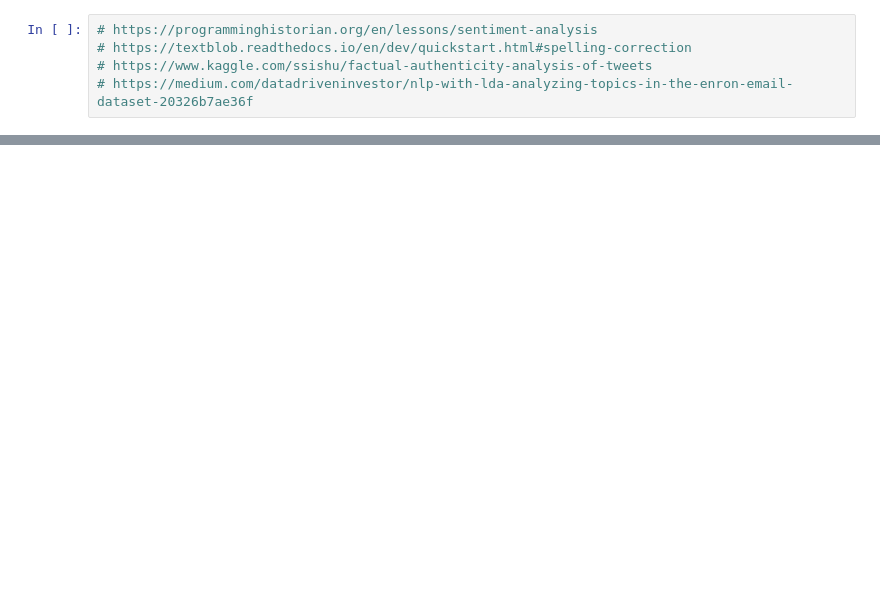
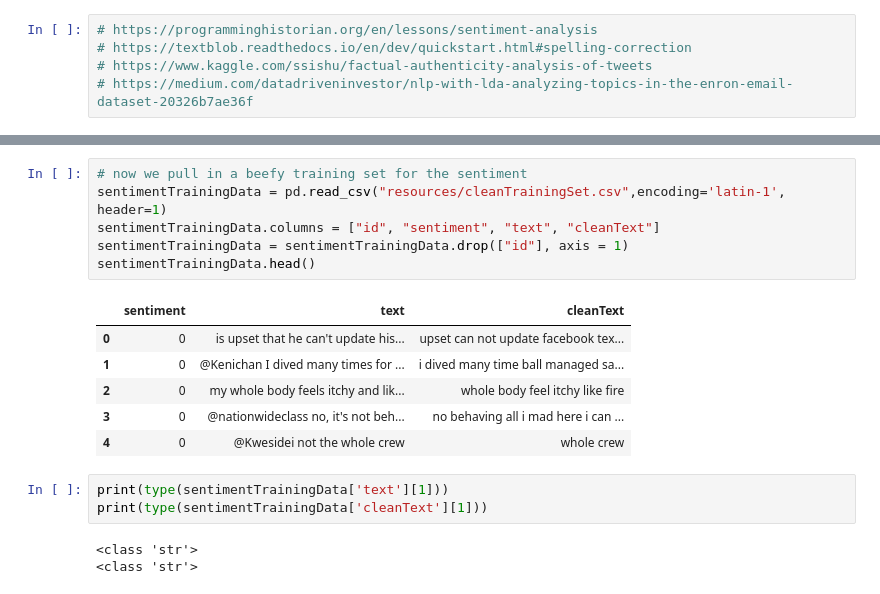
Before and after one commit to scavicchio/DataScienceforME, a Jupyter notebook: Sentiment Analysis/Train NLP Model.ipynb, the cells around one changed output, grey strips where cells are left out. Saved outputs shown, nothing was run; the diff lists cells and outputs as text; blank space fills up the shorter version.

```diff
--- a/Sentiment Analysis/Train NLP Model.ipynb
+++ b/Sentiment Analysis/Train NLP Model.ipynb
@@ -50,0 +142,19 @@ print(df['Text'])
+# %%
+# now we pull in a beefy training set for the sentiment
+sentimentTrainingData = pd.read_csv("resources/cleanTrainingSet.csv",encoding='latin-1', header=1)
+sentimentTrainingData.columns = ["id", "sentiment", "text", "cleanText"]
+sentimentTrainingData = sentimentTrainingData.drop(["id"], axis = 1)
+sentimentTrainingData.head()
+# %% [output]
+|  | sentiment | text | cleanText |
+| 0 | 0 | is upset that he can't update his... | upset can not update facebook tex... |
+| 1 | 0 | @Kenichan I dived many times for ... | i dived many time ball managed sa... |
+| 2 | 0 | my whole body feels itchy and lik... | whole body feel itchy like fire |
+| 3 | 0 | @nationwideclass no, it's not beh... | no behaving all i mad here i can ... |
+| 4 | 0 | @Kwesidei not the whole crew | whole crew |
+# %%
+print(type(sentimentTrainingData['text'][1]))
+print(type(sentimentTrainingData['cleanText'][1]))
+# %% [output]
+<class 'str'>
+<class 'str'>
```
Also changed, not shown: parts of 16 cells of this notebook, 9 other files.
